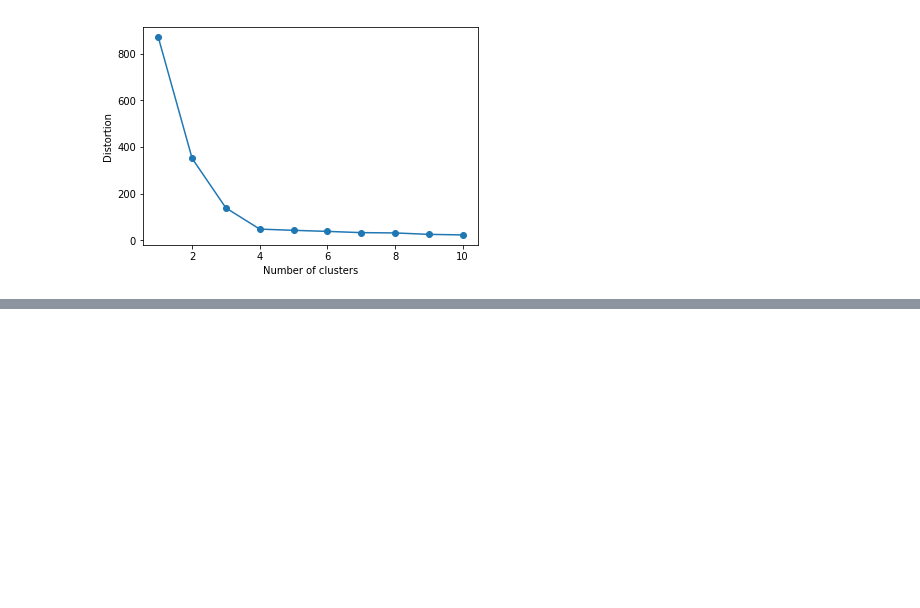
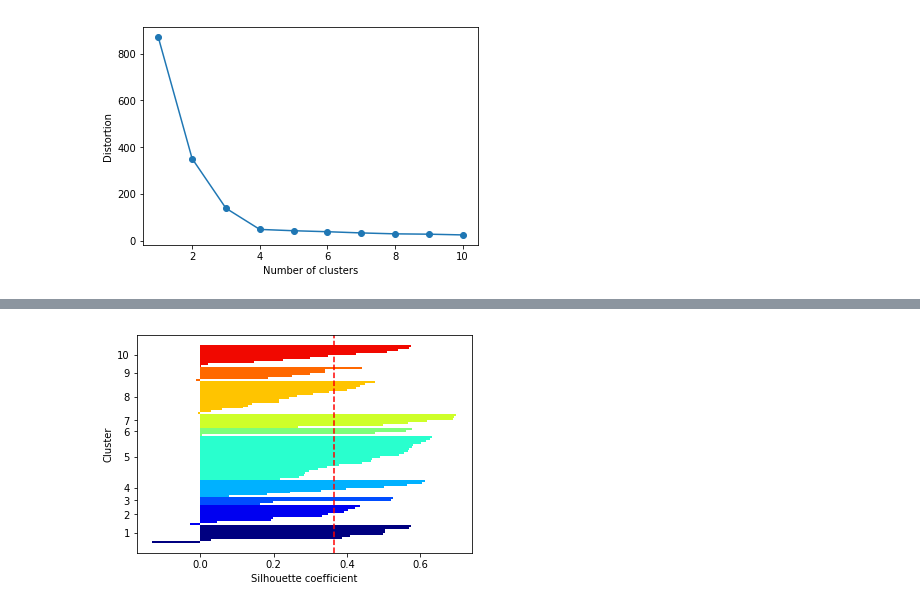
Before and after one commit to tai-fujio/diveintocode-ml, a Jupyter notebook: term1/sprint7-ml-scratch-clustering.ipynb, the cells around one changed output, grey strips where cells are left out. Cells and saved outputs as stored; diff of their text form; code cells hidden in the pictures; blank space fills up the shorter version.

```diff
--- a/term1/sprint7-ml-scratch-clustering.ipynb
+++ b/term1/sprint7-ml-scratch-clustering.ipynb
@@ -217,20 +268,32 @@ plt.show()
 # 【問題3】（アドバンス課題）シルエット図
 # %%
-from matplotlib import cm
+# shape(n_samples,)のndarray、各データ点のクラスタラベル名
+y_km = skm.labels_
+# list、クラスタのラベル名のリスト
+cluster_labels = np.unique(y_km)
+# int、クラスタ数
+n_clusters=cluster_labels.shape[0]
+# shape(n_samples,)のndarray、各データ点のシルエット係数
+silhouette_vals = silhouette_samples(X,y_km,metric='euclidean')
 
 y_ax_lower, y_ax_upper = 0, 0
 yticks = []
+
 for i, c in enumerate(cluster_labels):
     c_silhouette_vals = silhouette_vals[y_km == c]
     c_silhouette_vals.sort()
     y_ax_upper += len(c_silhouette_vals)
     color = cm.jet(i / n_clusters)
     plt.barh(range(y_ax_lower, y_ax_upper), c_silhouette_vals, height=1.0, edgecolor='none', color=color)
     yticks.append((y_ax_lower + y_ax_upper) / 2)
     y_ax_lower += len(c_silhouette_vals)
 
+# float、シルエット係数の平均値
+silhouette_avg = np.mean(silhouette_vals)
 plt.axvline(silhouette_avg, color="red", linestyle="--")
 plt.yticks(yticks, cluster_labels + 1)
 plt.ylabel('Cluster')
 plt.xlabel('Silhouette coefficient')
 plt.show()
+# %% [output]
+[figure, added]
```
Also changed, not shown: parts of 38 cells of this notebook.
